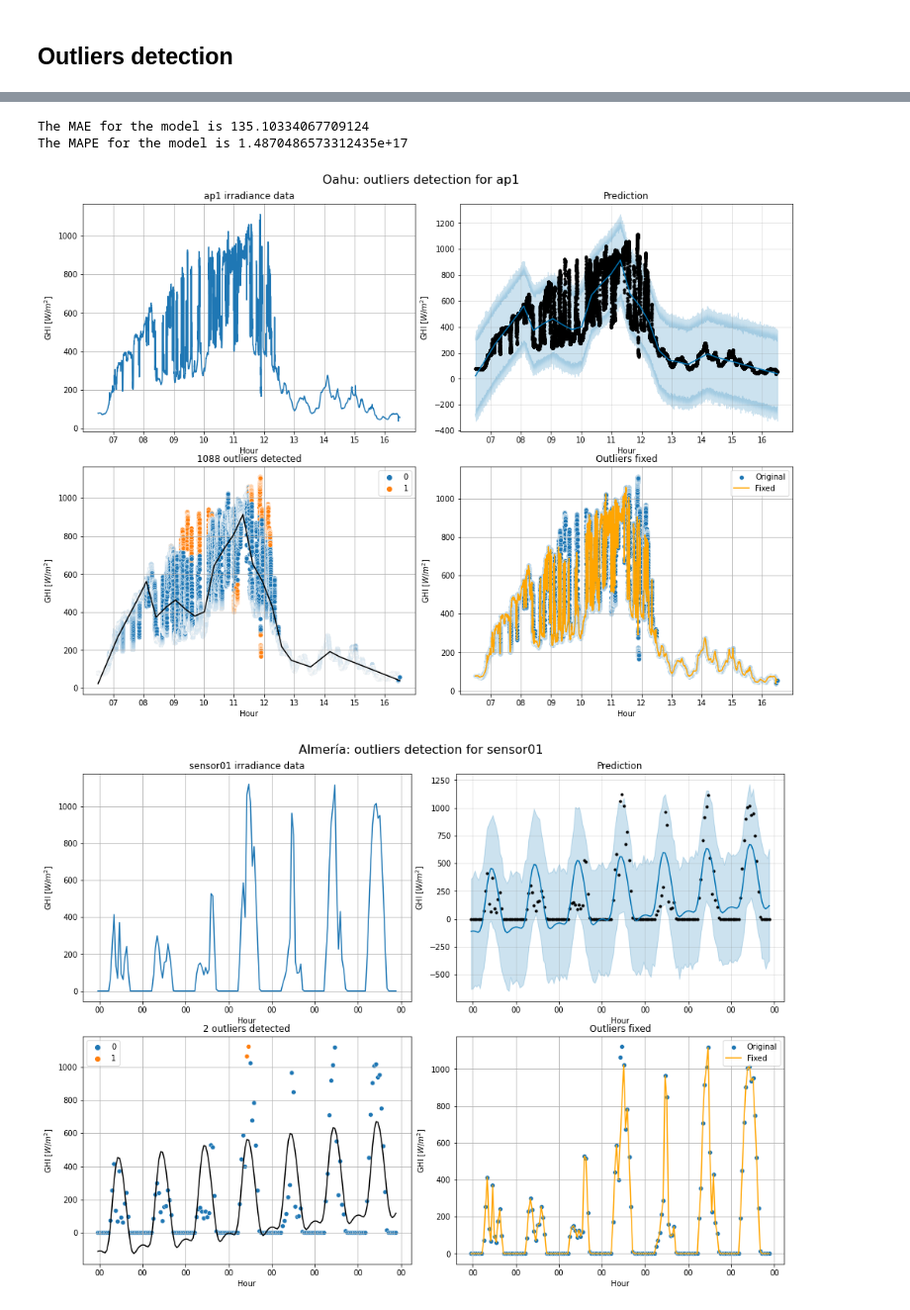
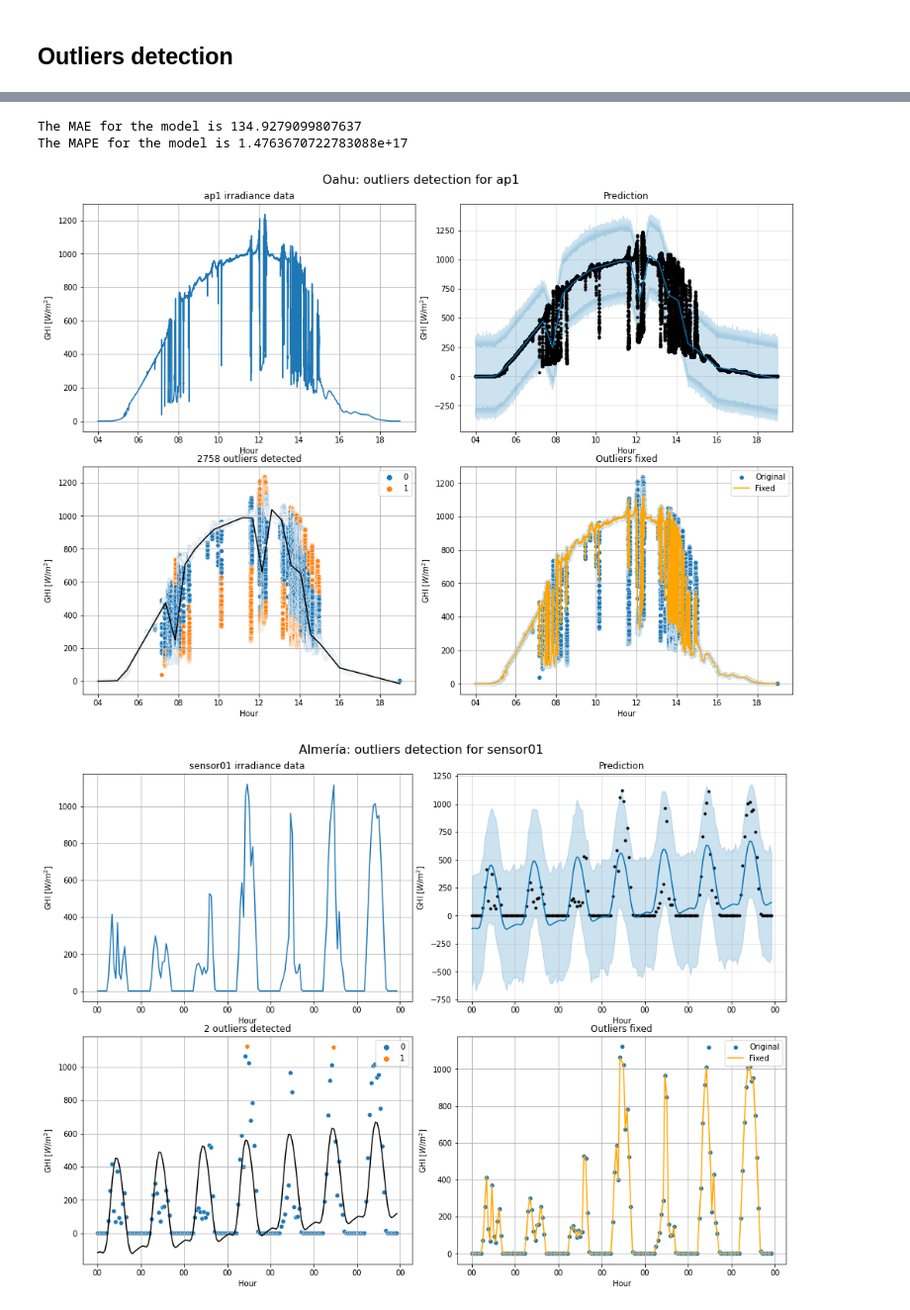
Before and after one commit to jlrisco/caide, a Jupyter notebook: notebooks/caide-results.ipynb, the cells around one changed output, grey strips where cells are left out. Shown at 99% size. Saved outputs shown, nothing was run; the diff lists cells and outputs as text; code cells hidden in the pictures.

```diff
--- a/notebooks/caide-results.ipynb
+++ b/notebooks/caide-results.ipynb
@@ -61,8 +62,8 @@ for f in range(len(farm_names)):
 ## Outliers detection
 # %%
 sensors_test = ['ap1', 'sensor01']
-start_dts = [dt.datetime.strptime("2010-03-22 00:00:01", "%Y-%m-%d %H:%M:%S"), dt.datetime.strptime("2020-03-22 23:59:59", "%Y-%m-%d %H:%M:%S")]
-stop_dts = [dt.datetime.strptime("2010-03-22 23:59:59", "%Y-%m-%d %H:%M:%S"), dt.datetime.strptime("2020-03-29 23:59:59", "%Y-%m-%d %H:%M:%S")]
+start_dts = [dt.datetime.strptime("2010-06-27 00:00:01", "%Y-%m-%d %H:%M:%S"), dt.datetime.strptime("2020-03-22 23:59:59", "%Y-%m-%d %H:%M:%S")]
+stop_dts = [dt.datetime.strptime("2010-06-27 23:59:59", "%Y-%m-%d %H:%M:%S"), dt.datetime.strptime("2020-03-29 23:59:59", "%Y-%m-%d %H:%M:%S")]
 for f in range(2):
     h5 = tb.open_file(output_paths[f], 'r')
     sensor_table = h5.get_node(f'/DataCenter/{farm_names[f]}/{sensors_test[f]}')
@@ -141,4 +142,4 @@ The MAPE for the model is 0.2526867412584017
-The MAE for the model is 135.10334067709124
-The MAPE for the model is 1.4870486573312435e+17
+The MAE for the model is 134.9279099807637
+The MAPE for the model is 1.4763670722783088e+17
-[figure, old version]
+[figure, new version]
-[figure, old version]
+[figure, new version]
```
Also changed, not shown: parts of 9 cells of this notebook, 8 other files.
